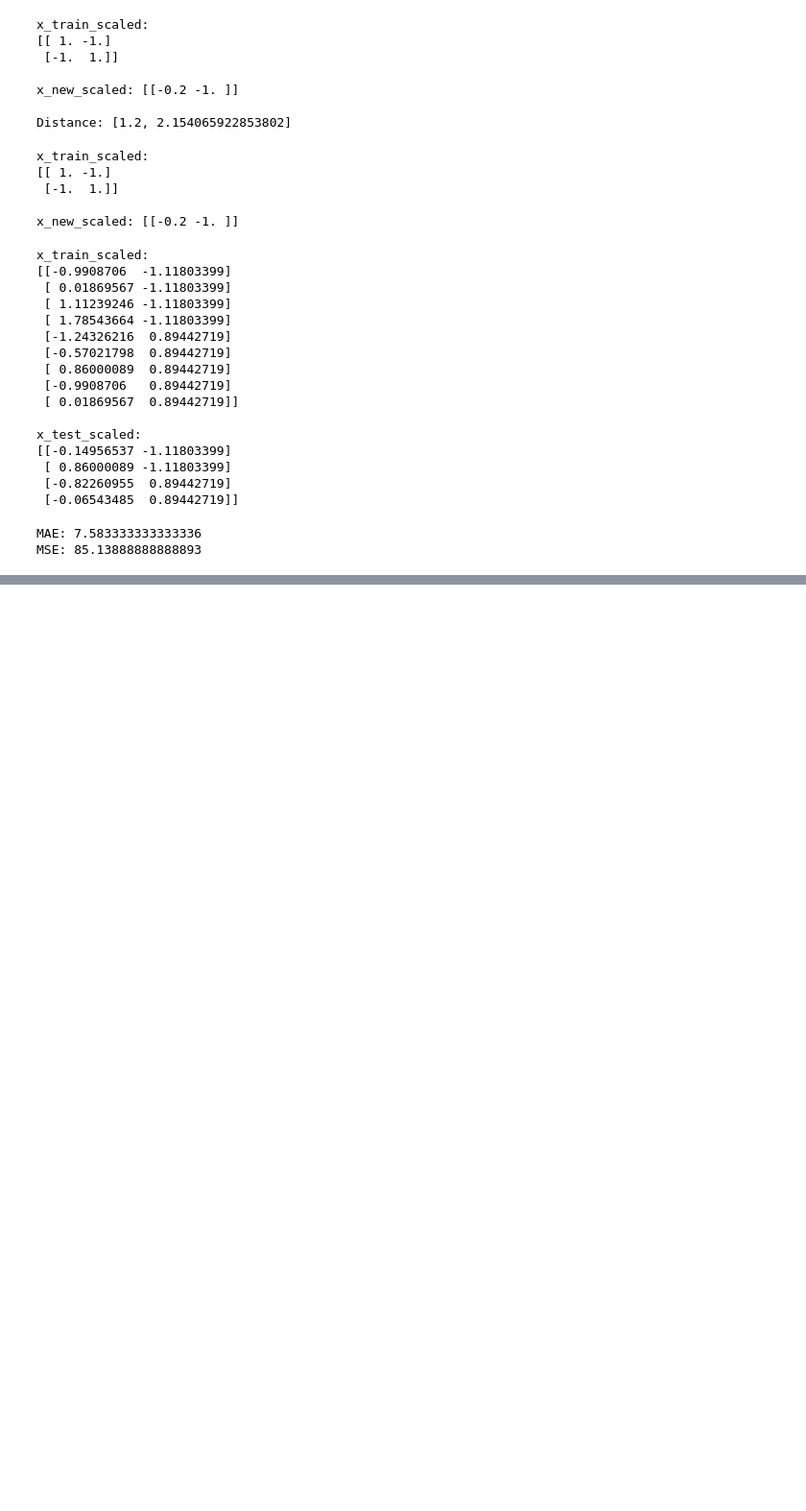
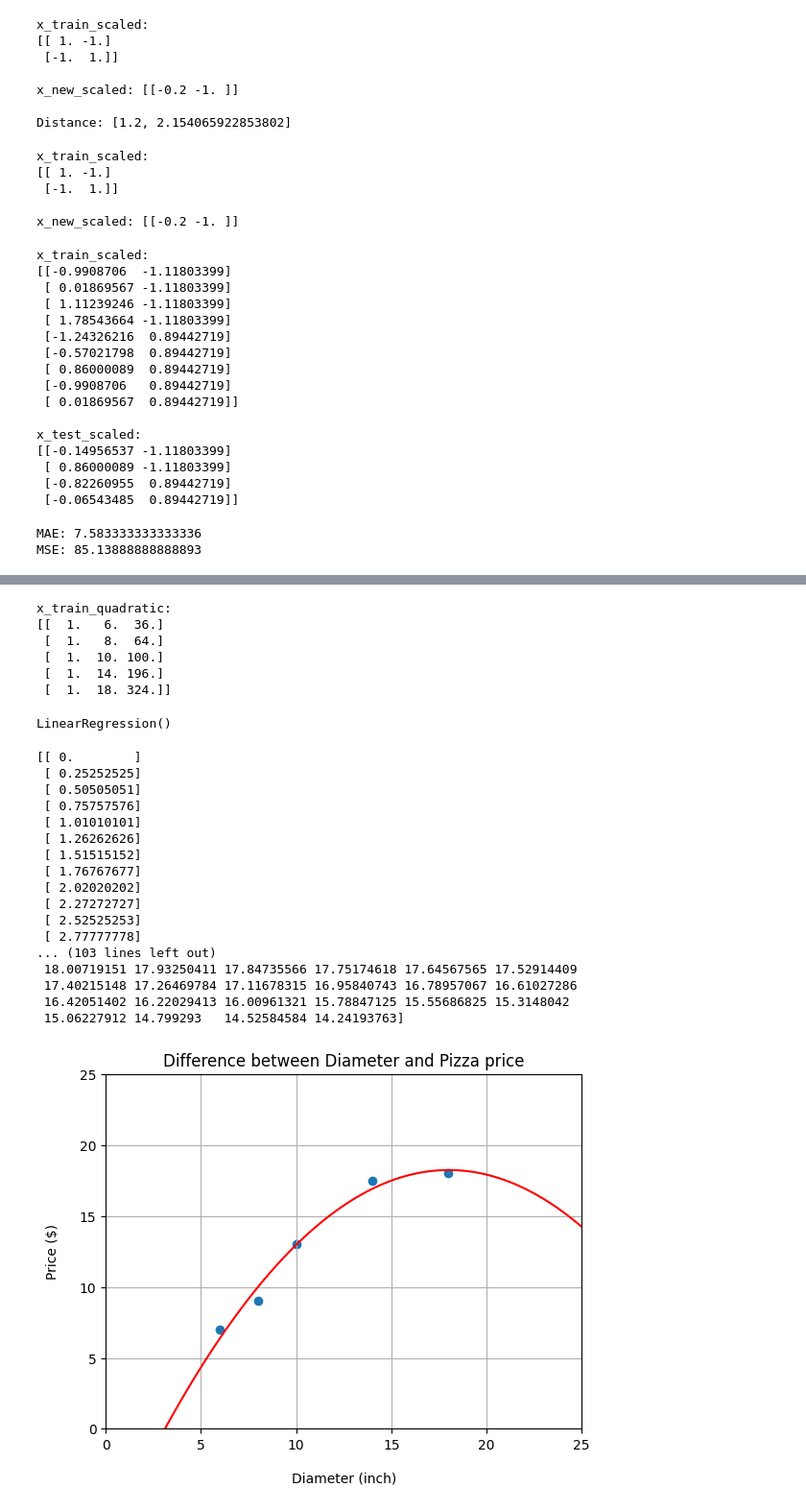
Before and after one commit to fyyqq/scikit-learn, a Jupyter notebook: scikit_learn.ipynb, the cells around one changed output, grey strips where cells are left out. Shown: that part at 96% size. Saved outputs shown, nothing was run; the diff lists cells and outputs as text; code cells hidden in the pictures; blank space fills up the shorter version.

```diff
--- a/scikit_learn.ipynb
+++ b/scikit_learn.ipynb
@@ -1080,0 +1201,5 @@ MSE: 85.13888888888893
+# %%
+x_train = numpy.array(pizza_train['diameter']).reshape(-1, 1)
+y_train = numpy.array(pizza_train['price'])
+print(f"x_train: \n{x_train}\n")
+print(f"y_train: {y_train}")
@@ -1080,0 +1215,61 @@ MSE: 85.13888888888893
+# %%
+from sklearn.preprocessing import PolynomialFeatures
+
+quadratic_feature = PolynomialFeatures(degree=2)
+x_train_quadratic = quadratic_feature.fit_transform(x_train)
+
+print(f"x_train_quadratic: \n{x_train_quadratic}")
+# %% [output]
+x_train_quadratic:
+[[  1.   6.  36.]
+ [  1.   8.  64.]
+ [  1.  10. 100.]
+ [  1.  14. 196.]
+ [  1.  18. 324.]]
+# %%
+from sklearn.linear_model import LinearRegression
+
+model = LinearRegression()
+model.fit(x_train_quadratic, y_train)
+# %% [output]
+LinearRegression()
+# %%
+import matplotlib.pyplot as pylot
+
+x_vis = numpy.linspace(0, 25, 100).reshape(-1, 1)
+x_vis_quadratic = quadratic_feature.transform(x_vis)
+y_vis_quadratic = model.predict(x_vis_quadratic)
+print(x_vis, "\n\n")
+print(y_vis_quadratic)
+
+pylot.scatter(x_train, y_train)
+pylot.plot(x_vis, y_vis_quadratic, 'r-')
+
+pylot.title('Difference between Diameter and Pizza price')
+pylot.xlabel('Diameter (inch)', labelpad=15)
+pylot.ylabel('Price ($)', labelpad=15)
+
+pylot.xlim(0, 25)
+pylot.ylim(0, 25)
+
+pylot.grid(True)
+pylot.show()
+# %% [output]
+[[ 0.        ]
+ [ 0.25252525]
+ [ 0.50505051]
+ [ 0.75757576]
+ [ 1.01010101]
+ [ 1.26262626]
+ [ 1.51515152]
+ [ 1.76767677]
+ [ 2.02020202]
+ [ 2.27272727]
+ [ 2.52525253]
+ [ 2.77777778]
+... (103 lines left out)
+ 18.00719151 17.93250411 17.84735566 17.75174618 17.64567565 17.52914409
+ 17.40215148 17.26469784 17.11678315 16.95840743 16.78957067 16.61027286
+ 16.42051402 16.22029413 16.00961321 15.78847125 15.55686825 15.3148042
+ 15.06227912 14.799293   14.52584584 14.24193763]
+[figure, added]
```
Also changed, not shown: parts of 55 cells of this notebook, 13 other files.
